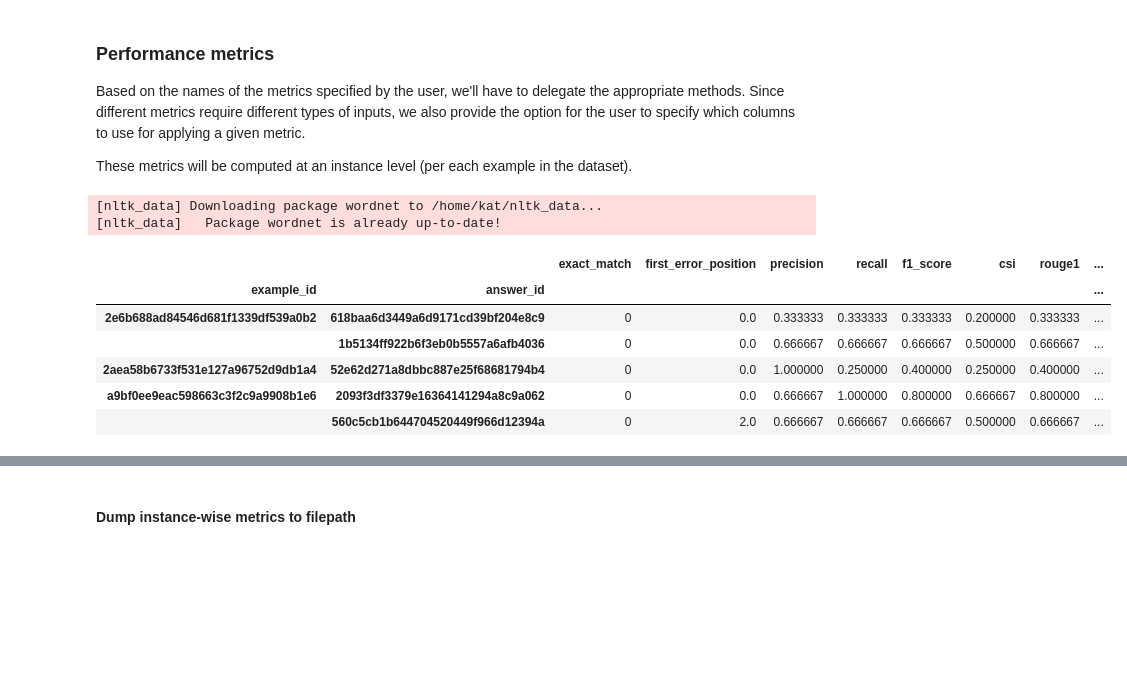
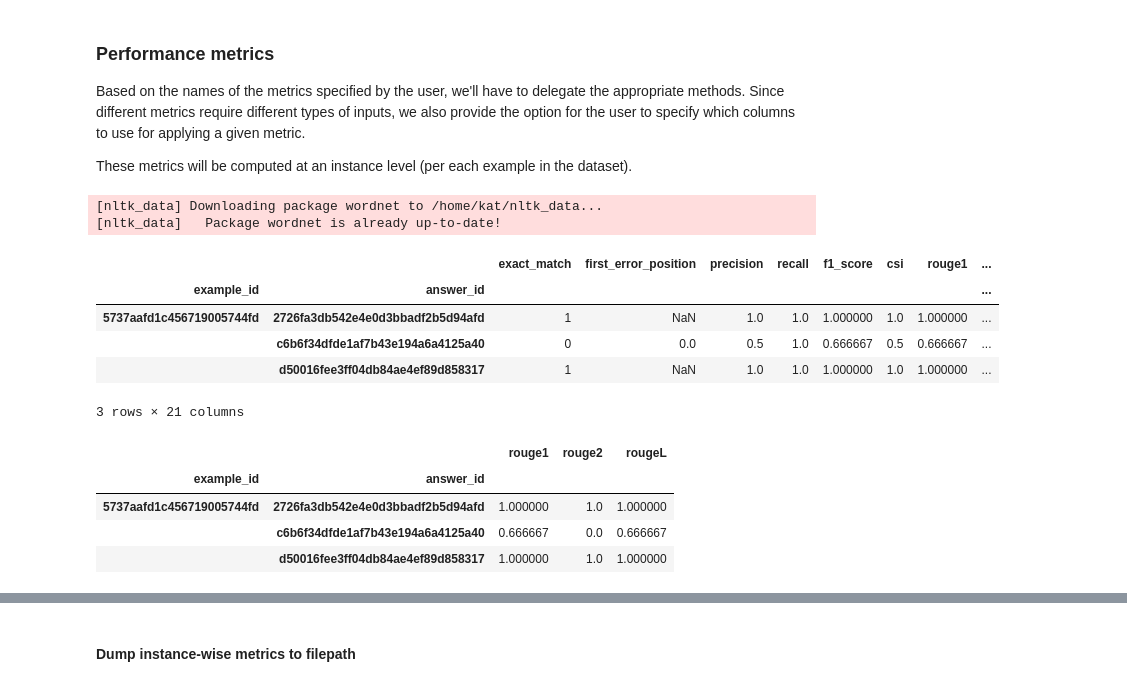
Before and after one commit to PastelBelem8/generative-calibration-lms, a Jupyter notebook: notebooks/4_Evaluations.ipynb, the cells around one changed output, grey strips where cells are left out. Saved outputs shown, nothing was run; the diff lists cells and outputs as text; code cells hidden in the pictures; blank space fills up the shorter version.

```diff
--- a/notebooks/4_Evaluations.ipynb
+++ b/notebooks/4_Evaluations.ipynb
@@ -91,0 +121,13 @@ Loaded 445 datapoints from ../outputs/results/mocha/narrativeqa/dev4/matrix/dev4
+# %%
+preds_raw_scores = preds.preds_raw_scores.apply(eval)
+
+# Compute arithm proba
+preds["score_proba_arithm"] = preds_raw_scores.apply(np.mean)
+preds["score_proba_std"] = preds_raw_scores.apply(np.std)
+
+
+from scipy.stats.mstats import gmean, hmean
+preds["score_proba_geom"] = preds_raw_scores.apply(gmean)
+preds["score_proba_hmean"] = preds_raw_scores.apply(hmean)
+
+preds.to_csv(PREDS_SCORES_FILEPATH, **{"compression": "gzip", "header": True, "encoding": "utf-8",})
@@ -91,0 +153,6 @@ Loaded 445 datapoints from ../outputs/results/mocha/narrativeqa/dev4/matrix/dev4
+# %%
+DATA = matrix.join(preds.droplevel(NON_UNIQUE_ID_COL), how="left")
+# Dropping nan columns for now
+# (loose examination suggests that this is due to model outputting unknown (with >< characters))
+DATA = DATA[~DATA["preds"].isna()]
+print("After dropping `NaN` predictions, final dataset has", len(DATA), "examples")
@@ -104,6 +183,7 @@ We apply this tokenization to the specified columns: `TARGET_LABEL`, `TARGET_MUL
 # %%
 import tokenizer as t
 
+print("Applying tokenizer", TOKENIZER)
 if TOKENIZER == "spacy":
     tokenizer_classpath = t.spacy_tokenizer
 elif TOKENIZER == "default":
@@ -117,7 +197,12 @@ tokenizer_params = {
 
 for _col in (TARGET_LABEL, TARGET_PRED_LABEL, TARGET_MULTI_LABELS):
     print("Applying tokenization to col", _col)
-    DATA[f"{_col}{t.TOKENIZATION_SUFFIX}"] = DATA[_col].apply(tokenizer_classpath, **tokenizer_params)
+    try:
+        DATA[f"{_col}{t.TOKENIZATION_SUFFIX}"] = DATA[_col].apply(eval).apply(tokenizer_classpath, **tokenizer_params)
+        print("Eval", _col)
+    except:
+        DATA[f"{_col}{t.TOKENIZATION_SUFFIX}"] = DATA[_col].apply(tokenizer_classpath, **tokenizer_params)
+
 
 with open(TOKENIZER_FILEPATH, "w") as f:
     yaml.safe_dump({
@@ -153,17 +240,26 @@ import metrics as m
 Based on the names of the metrics specified by the user, we'll have to delegate the appropriate methods. Since different metrics require different types of inputs, we also provide the option for the user to specify which columns to use for applying a given metric.
 
 These metrics will be computed at an instance level (per each example in the dataset).
+# %%
+_DATA = DATA.loc[["5737aafd1c456719005744fd"]]
 # %%
-perf_metric = m.PerformanceMetrics(TARGET_LABEL, TARGET_PRED_LABEL, TARGET_MULTI_LABELS)
-perf_results = perf_metric.compute(DATA)
+perf_metric = m.PerformanceMetrics(target_label=TARGET_LABEL, pred_label=TARGET_PRED_LABEL, token_suffix=t.TOKENIZATION_SUFFIX, target_multi_label=TARGET_MULTI_LABELS)
+perf_results = perf_metric.compute(_DATA)
 perf_results.head()
 # %% [output]
 [nltk_data] Downloading package wordnet to /home/kat/nltk_data...
 [nltk_data]   Package wordnet is already up-to-date!
 |  |  | exact_match | first_error_position | precision | recall | f1_score | csi | rouge1 | ... |
 | example_id | answer_id |  |  |  |  |  |  |  | ... |
-| 2e6b688ad84546d681f1339df539a0b2 | 618baa6d3449a6d9171cd39bf204e8c9 | 0 | 0.0 | 0.333333 | 0.333333 | 0.333333 | 0.200000 | 0.333333 | ... |
-|  | 1b5134ff922b6f3eb0b5557a6afb4036 | 0 | 0.0 | 0.666667 | 0.666667 | 0.666667 | 0.500000 | 0.666667 | ... |
-| 2aea58b6733f531e127a96752d9db1a4 | 52e62d271a8dbbc887e25f68681794b4 | 0 | 0.0 | 1.000000 | 0.250000 | 0.400000 | 0.250000 | 0.400000 | ... |
-| a9bf0ee9eac598663c3f2c9a9908b1e6 | 2093f3df3379e16364141294a8c9a062 | 0 | 0.0 | 0.666667 | 1.000000 | 0.800000 | 0.666667 | 0.800000 | ... |
-|  | 560c5cb1b644704520449f966d12394a | 0 | 2.0 | 0.666667 | 0.666667 | 0.666667 | 0.500000 | 0.666667 | ... |
+| 5737aafd1c456719005744fd | 2726fa3db542e4e0d3bbadf2b5d94afd | 1 | NaN | 1.0 | 1.0 | 1.000000 | 1.0 | 1.000000 | ... |
+|  | c6b6f34dfde1af7b43e194a6a4125a40 | 0 | 0.0 | 0.5 | 1.0 | 0.666667 | 0.5 | 0.666667 | ... |
+|  | d50016fee3ff04db84ae4ef89d858317 | 1 | NaN | 1.0 | 1.0 | 1.000000 | 1.0 | 1.000000 | ... |
+3 rows × 21 columns
+# %%
+perf_results[["rouge1", "rouge2", "rougeL"]]
+# %% [output]
+|  |  | rouge1 | rouge2 | rougeL |
+| example_id | answer_id |  |  |  |
+| 5737aafd1c456719005744fd | 2726fa3db542e4e0d3bbadf2b5d94afd | 1.000000 | 1.0 | 1.000000 |
+|  | c6b6f34dfde1af7b43e194a6a4125a40 | 0.666667 | 0.0 | 0.666667 |
+|  | d50016fee3ff04db84ae4ef89d858317 | 1.000000 | 1.0 | 1.000000 |
```
Also changed, not shown: parts of 21 cells of this notebook, 17 other files.
